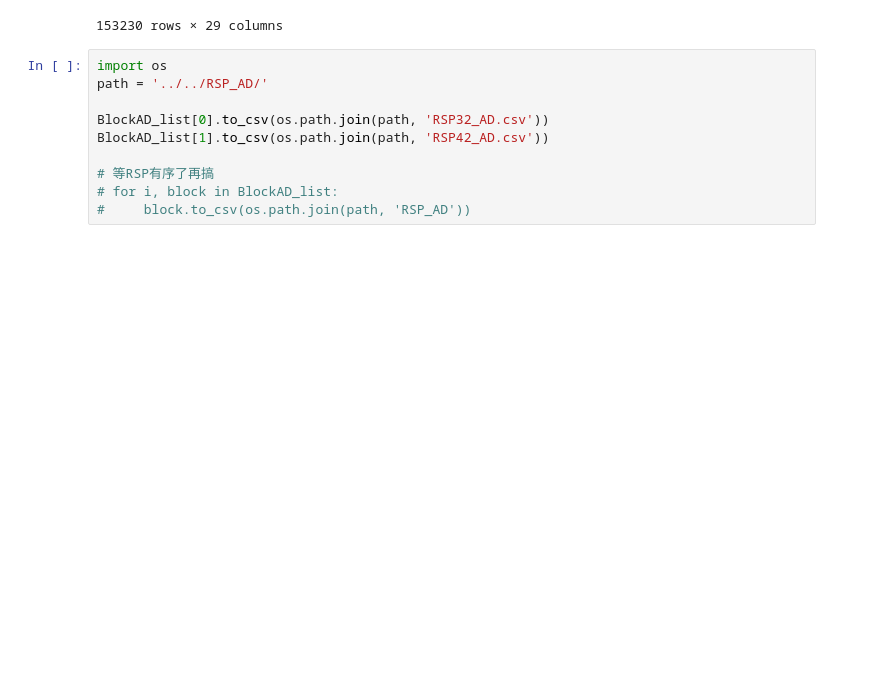
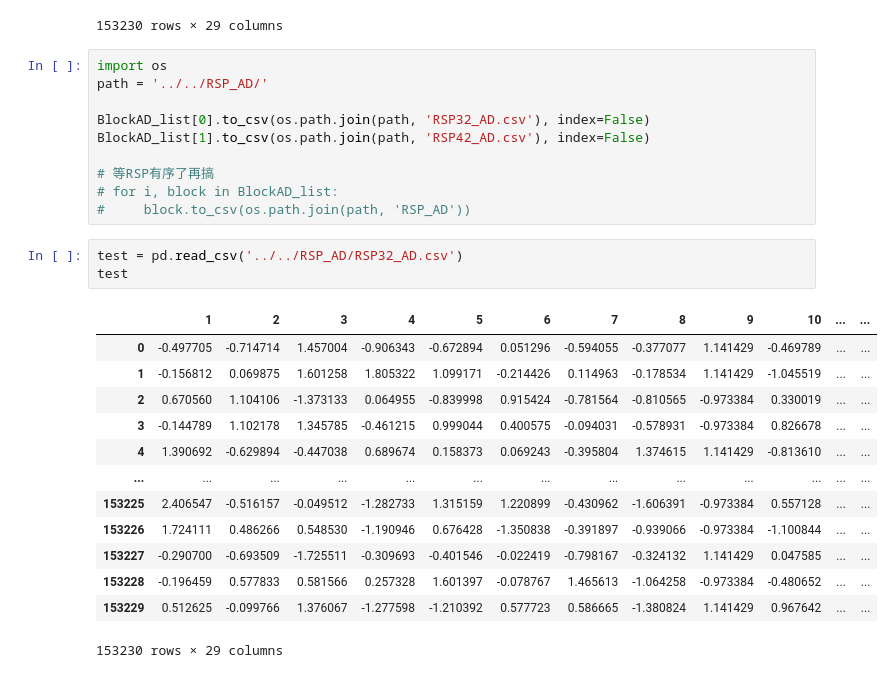
Before and after one commit to David-deng-yeah/BigData-FinalProject, a Jupyter notebook: 数据预处理/异常检测/RSP转换RSP_AD.ipynb, the cells around one changed output. Drawn from its saved outputs; the diff is of its cells as text; blank space fills up the shorter version.

```diff
--- a/数据预处理/异常检测/RSP转换RSP_AD.ipynb
+++ b/数据预处理/异常检测/RSP转换RSP_AD.ipynb
@@ -38,9 +54,26 @@ BlockAD_list[0]
 import os
 path = '../../RSP_AD/'
 
-BlockAD_list[0].to_csv(os.path.join(path, 'RSP32_AD.csv'))
-BlockAD_list[1].to_csv(os.path.join(path, 'RSP42_AD.csv'))
+BlockAD_list[0].to_csv(os.path.join(path, 'RSP32_AD.csv'), index=False)
+BlockAD_list[1].to_csv(os.path.join(path, 'RSP42_AD.csv'), index=False)
 
 # 等RSP有序了再搞
 # for i, block in BlockAD_list:
 #     block.to_csv(os.path.join(path, 'RSP_AD'))
+# %%
+test = pd.read_csv('../../RSP_AD/RSP32_AD.csv')
+test
+# %% [output]
+|  | 1 | 2 | 3 | 4 | 5 | 6 | 7 | 8 | 9 | 10 | ... | ... |
+| 0 | -0.497705 | -0.714714 | 1.457004 | -0.906343 | -0.672894 | 0.051296 | -0.594055 | -0.377077 | 1.141429 | -0.469789 | ... | ... |
+| 1 | -0.156812 | 0.069875 | 1.601258 | 1.805322 | 1.099171 | -0.214426 | 0.114963 | -0.178534 | 1.141429 | -1.045519 | ... | ... |
+| 2 | 0.670560 | 1.104106 | -1.373133 | 0.064955 | -0.839998 | 0.915424 | -0.781564 | -0.810565 | -0.973384 | 0.330019 | ... | ... |
+| 3 | -0.144789 | 1.102178 | 1.345785 | -0.461215 | 0.999044 | 0.400575 | -0.094031 | -0.578931 | -0.973384 | 0.826678 | ... | ... |
+| 4 | 1.390692 | -0.629894 | -0.447038 | 0.689674 | 0.158373 | 0.069243 | -0.395804 | 1.374615 | 1.141429 | -0.813610 | ... | ... |
+| ... | ... | ... | ... | ... | ... | ... | ... | ... | ... | ... | ... | ... |
+| 153225 | 2.406547 | -0.516157 | -0.049512 | -1.282733 | 1.315159 | 1.220899 | -0.430962 | -1.606391 | -0.973384 | 0.557128 | ... | ... |
+| 153226 | 1.724111 | 0.486266 | 0.548530 | -1.190946 | 0.676428 | -1.350838 | -0.391897 | -0.939066 | -0.973384 | -1.100844 | ... | ... |
+| 153227 | -0.290700 | -0.693509 | -1.725511 | -0.309693 | -0.401546 | -0.022419 | -0.798167 | -0.324132 | 1.141429 | 0.047585 | ... | ... |
+| 153228 | -0.196459 | 0.577833 | 0.581566 | 0.257328 | 1.601397 | -0.078767 | 1.465613 | -1.064258 | -0.973384 | -0.480652 | ... | ... |
+| 153229 | 0.512625 | -0.099766 | 1.376067 | -1.277598 | -1.210392 | 0.577723 | 0.586665 | -1.380824 | 1.141429 | 0.967642 | ... | ... |
+153230 rows × 29 columns
```
Also changed, not shown: parts of 1 cell of this notebook, 2 other files.
